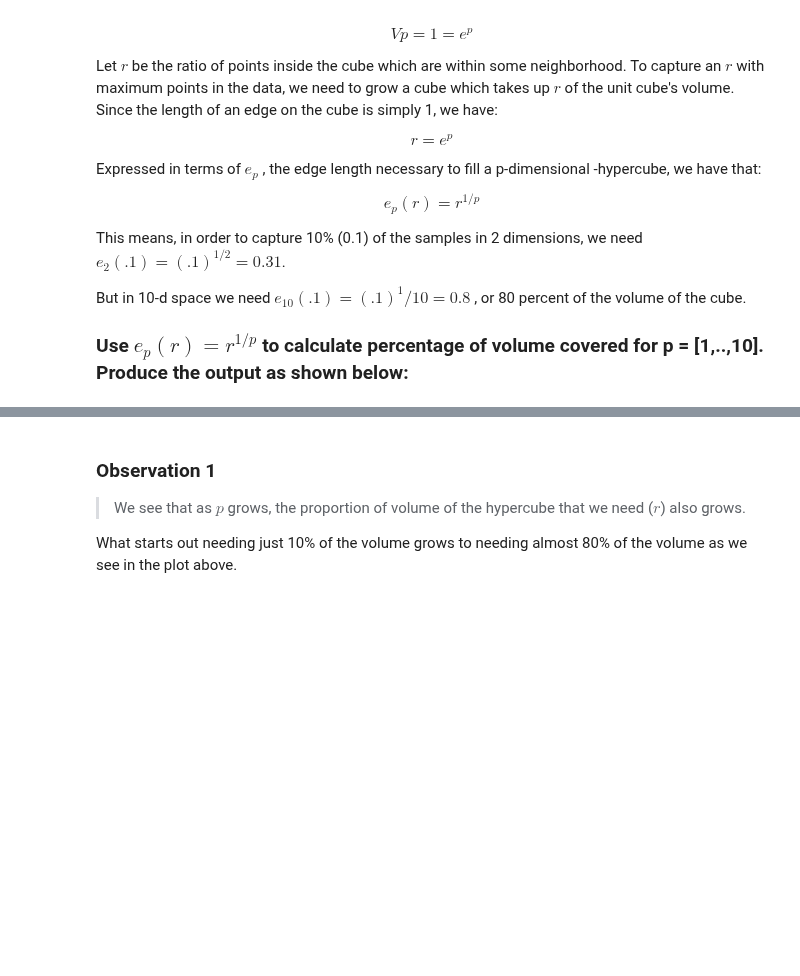
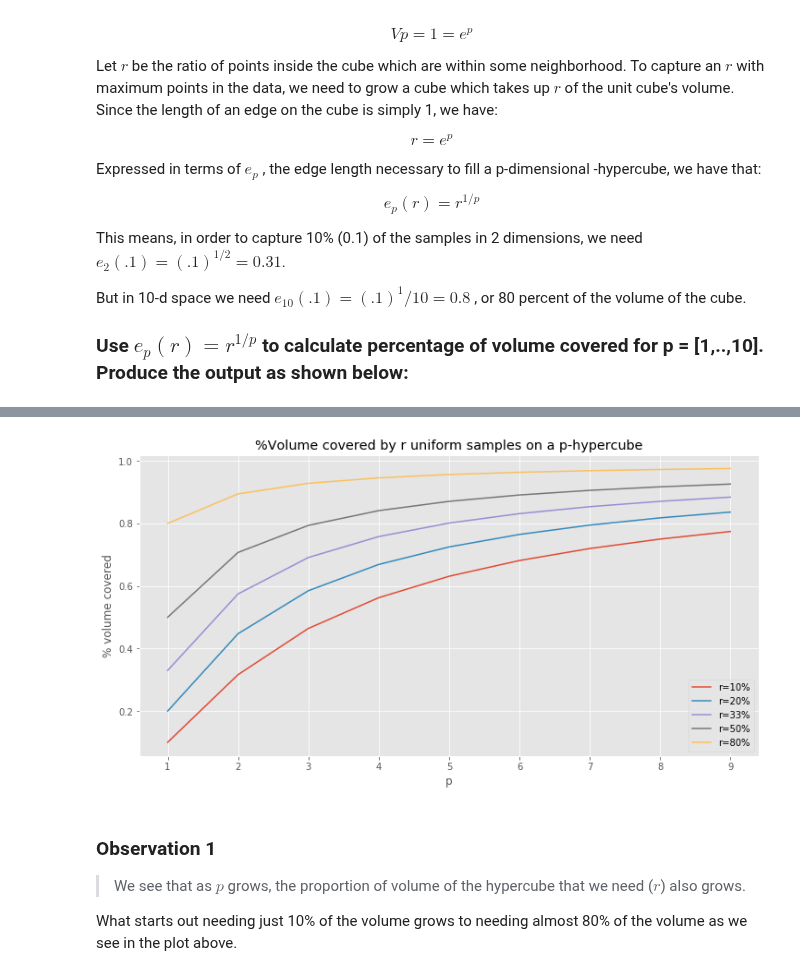
Before and after one commit to imamun93/dsc-3-34-03-curse-of-dimensionality-simulation-lab-nyc-career-ds-102218, a Jupyter notebook: index.ipynb, the cells around one changed output, grey strips where cells are left out. Saved outputs shown, nothing was run; the diff lists cells and outputs as text; code cells hidden in the pictures; blank space fills up the shorter version.

```diff
--- a/index.ipynb
+++ b/index.ipynb
@@ -84,7 +84,7 @@ plt.plot(range(1,10), [0.1**(1/n) for n in range(1, 10)], label='r=10%')
 plt.plot(range(1,10), [0.2**(1/n) for n in range(1, 10)], label='r=20%')
 plt.plot(range(1,10), [0.33**(1/n) for n in range(1, 10)], label='r=33%')
 plt.plot(range(1,10), [0.5**(1/n) for n in range(1, 10)], label='r=50%')
-plt.plot(range(1,10), [0..8**(1/n) for n in range(1, 10)], label='r=80%')
+plt.plot(range(1,10), [0.8**(1/n) for n in range(1, 10)], label='r=80%')
 plt.legend()
 plt.show();
 # %% [output]
@@ -92,3 +91,4 @@ SyntaxError: invalid syntax (<ipython-input-3-cb8e81e8713a>, line 10)
+[figure, added]
 # %% [markdown]
 ### Observation 1
 > We see that as   $p$  grows, the proportion of volume of the hypercube that we need ($r$) also grows.
```
Also changed, not shown: parts of 1 cell of this notebook.
